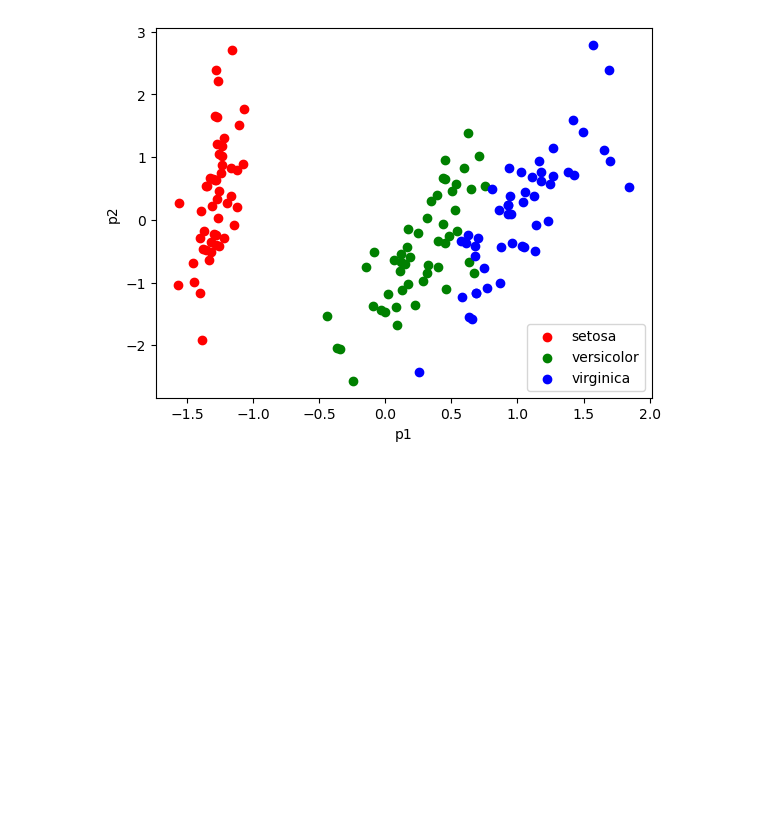
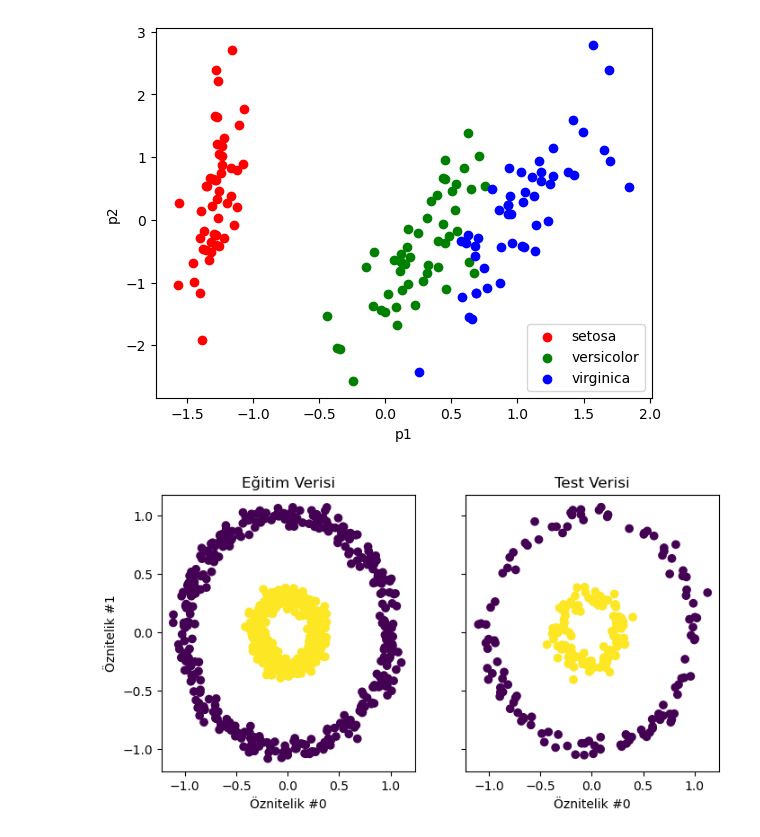
Before and after one commit to erhanbarisolmez/machine-learning-bootcamp, a Jupyter notebook: 4-derin-ogrenme/tba.ipynb, the cells around one changed output. Drawn from its saved outputs; the diff is of its cells as text; code cells hidden in the pictures; blank space fills up the shorter version.

```diff
--- a/4-derin-ogrenme/tba.ipynb
+++ b/4-derin-ogrenme/tba.ipynb
@@ -81,0 +82,22 @@ plt.show()
+# %%
+# PCA ve kernel PCA karşılaştırma örneği
+from sklearn.datasets import make_circles
+from sklearn.model_selection import train_test_split
+
+X, y = make_circles(n_samples=1_000, factor=0.3, noise=0.05, random_state=0)
+X_train, X_test, y_train, y_test = train_test_split(X,y, stratify=y, random_state=0)
+# %%
+import matplotlib.pyplot as plt
+
+_, (train_ax, test_ax) = plt.subplots(ncols=2, sharex=True, sharey=True, figsize=(8,4))
+
+train_ax.scatter(X_train[:,0], X_train[:,1], c=y_train)
+train_ax.set_ylabel("Öznitelik #1")
+train_ax.set_xlabel("Öznitelik #0")
+train_ax.set_title("Eğitim Verisi")
+
+test_ax.scatter(X_test[:, 0], X_test[:,1], c=y_test)
+test_ax.set_xlabel("Öznitelik #0")
+_ = test_ax.set_title("Test Verisi")
+# %% [output]
+[figure, added]
```
Also changed, not shown: parts of 5 cells of this notebook.
